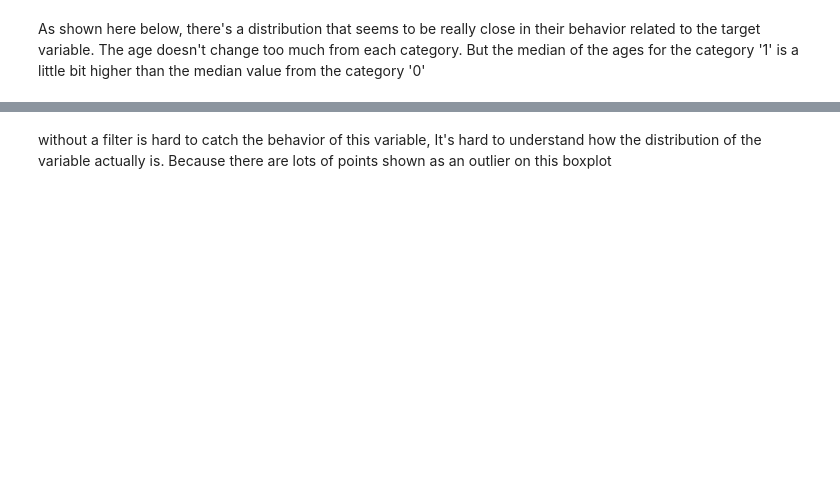
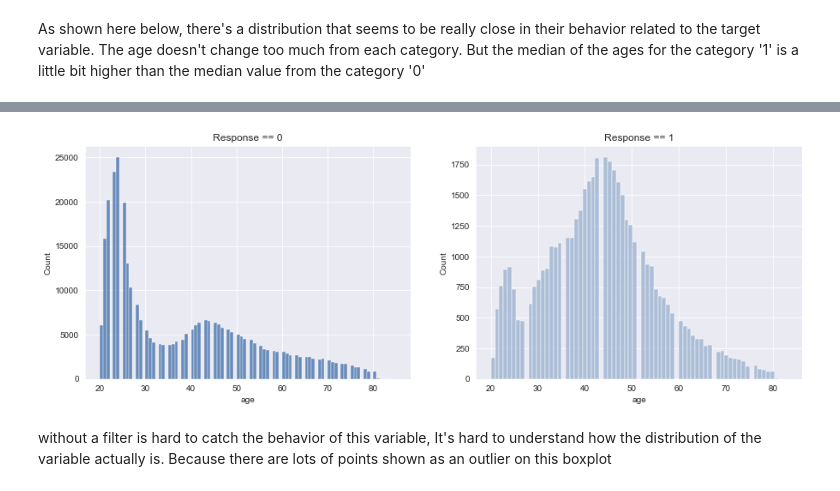
Before and after one commit to marcosvliras/health_insurance_cross_sell, a Jupyter notebook: HICross_sell.ipynb, the cells around one changed output, grey strips where cells are left out. Drawn from its saved outputs; the diff is of its cells as text; code cells hidden in the pictures; blank space fills up the shorter version.

```diff
--- a/HICross_sell.ipynb
+++ b/HICross_sell.ipynb
@@ -136,3 +210,14 @@ sns.boxplot( data= df4, y='age', x='response', palette=age_pallete );
 # %%
+fig, axes = plt.subplots( ncols=2, figsize=(15,5) )
+
+# response == 0
 aux00 = df4.loc[df4['response'] == 0, 'age']
-sns.histplot( data=aux00, palette=age_pallete[0]);
+sns.histplot( data=aux00, palette=age_pallete[0], ax=axes[0])
+axes[0].set_title( 'Response == 0' )
+
+# response == 1
+aux00 = df4.loc[df4['response'] == 1, 'age']
+sns.histplot( data=aux00, color=age_pallete[1], ax=axes[1])
+axes[1].set_title( 'Response == 1' );
+# %% [output]
+[figure, added]
```
Also changed, not shown: parts of 64 cells of this notebook.
